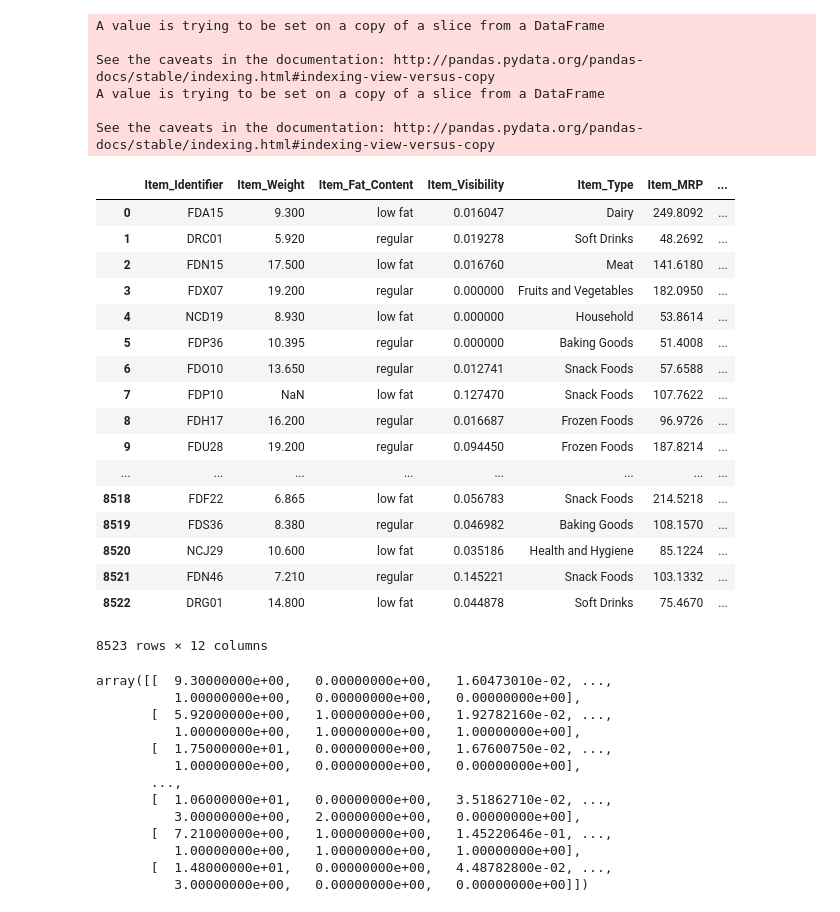
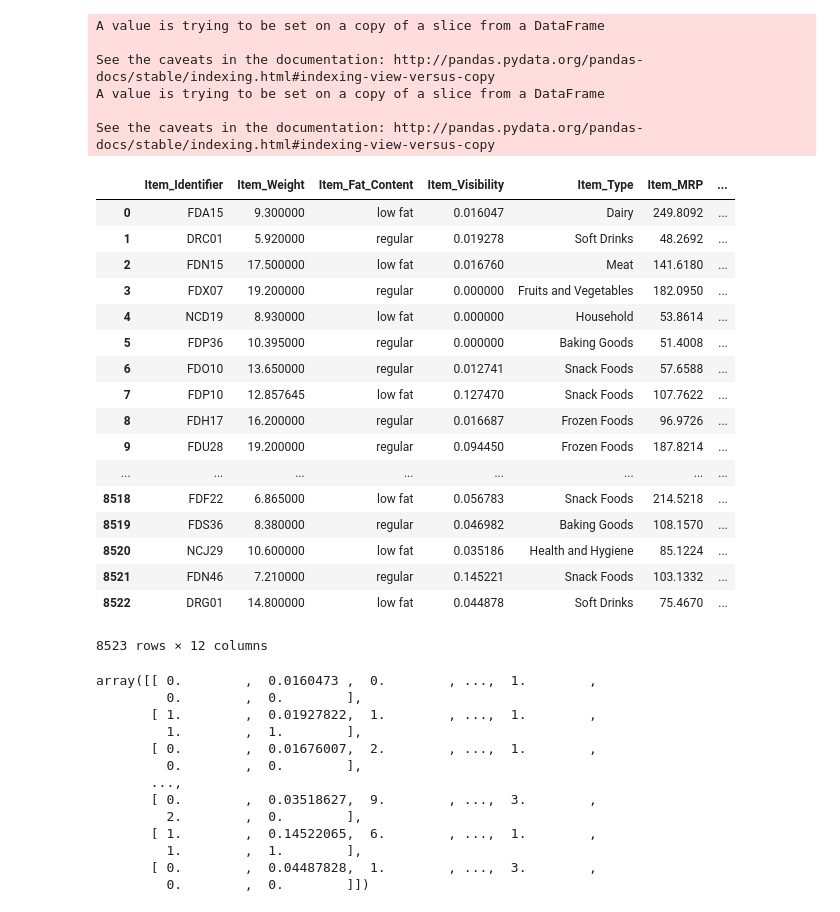
Before and after one commit to parthpatekar/big-mart, a Jupyter notebook: big-mart2.ipynb, the cells around one changed output. Drawn from its saved outputs; the diff is of its cells as text; code cells hidden in the pictures.

```diff
--- a/big-mart2.ipynb
+++ b/big-mart2.ipynb
@@ -11,47 +11,46 @@ from sklearn import linear_model
 from scipy.stats import f_oneway
 # %%
 data=pd.read_csv('train.csv')
-data=data.iloc[:,:data.shape[1]]
 #data.iloc[:,1][np.isfinite(data.iloc[:,1])]=boxcox(data.iloc[:,1]+52)[0]
 #data.iloc[:,1]=(data.iloc[:,1]-data.iloc[:,1].mean())/data.iloc[:,1].std()
-#data.iloc[:,1].fillna(data.iloc[:,1].mean(), inplace=True)
+data.iloc[:,1].fillna(data.iloc[:,1].mean(), inplace=True)
 #data.iloc[:,3][np.isfinite(data.iloc[:,3])]=boxcox(data.iloc[:,3]+0.0325)[0]
 #data.iloc[:,3]=(data.iloc[:,3]-data.iloc[:,3].mean())/data.iloc[:,3].std()
-#data.iloc[:,3].fillna(data.iloc[:,3].mean(), inplace=True)
+data.iloc[:,3].fillna(data.iloc[:,3].mean(), inplace=True)
 #data.iloc[:,5][np.isfinite(data.iloc[:,5])]=boxcox(data.iloc[:,5]+650)[0]
 #data.iloc[:,5]=(data.iloc[:,5]-data.iloc[:,5].mean())/data.iloc[:,5].std()
-#data.iloc[:,5].fillna(data.iloc[:,5].mean(), inplace=True)
+data.iloc[:,5].fillna(data.iloc[:,5].mean(), inplace=True)
 data.iloc[:,2][data.iloc[:,2]=='LF']='low fat'
 data.iloc[:,2][data.iloc[:,2]=='reg']='regular'
 data.iloc[:,2]=data.iloc[:,2].str.lower()
 data
 # %% [output]
 A value is trying to be set on a copy of a slice from a DataFrame
 
 See the caveats in the documentation: http://pandas.pydata.org/pandas-docs/stable/indexing.html#indexing-view-versus-copy
 A value is trying to be set on a copy of a slice from a DataFrame
 
 See the caveats in the documentation: http://pandas.pydata.org/pandas-docs/stable/indexing.html#indexing-view-versus-copy
 |  | Item_Identifier | Item_Weight | Item_Fat_Content | Item_Visibility | Item_Type | Item_MRP | ... |
-| 0 | FDA15 | 9.300 | low fat | 0.016047 | Dairy | 249.8092 | ... |
-| 1 | DRC01 | 5.920 | regular | 0.019278 | Soft Drinks | 48.2692 | ... |
-| 2 | FDN15 | 17.500 | low fat | 0.016760 | Meat | 141.6180 | ... |
-| 3 | FDX07 | 19.200 | regular | 0.000000 | Fruits and Vegetables | 182.0950 | ... |
-| 4 | NCD19 | 8.930 | low fat | 0.000000 | Household | 53.8614 | ... |
-| 5 | FDP36 | 10.395 | regular | 0.000000 | Baking Goods | 51.4008 | ... |
-| 6 | FDO10 | 13.650 | regular | 0.012741 | Snack Foods | 57.6588 | ... |
-| 7 | FDP10 | NaN | low fat | 0.127470 | Snack Foods | 107.7622 | ... |
-| 8 | FDH17 | 16.200 | regular | 0.016687 | Frozen Foods | 96.9726 | ... |
-| 9 | FDU28 | 19.200 | regular | 0.094450 | Frozen Foods | 187.8214 | ... |
+| 0 | FDA15 | 9.300000 | low fat | 0.016047 | Dairy | 249.8092 | ... |
+| 1 | DRC01 | 5.920000 | regular | 0.019278 | Soft Drinks | 48.2692 | ... |
+| 2 | FDN15 | 17.500000 | low fat | 0.016760 | Meat | 141.6180 | ... |
+| 3 | FDX07 | 19.200000 | regular | 0.000000 | Fruits and Vegetables | 182.0950 | ... |
+| 4 | NCD19 | 8.930000 | low fat | 0.000000 | Household | 53.8614 | ... |
+| 5 | FDP36 | 10.395000 | regular | 0.000000 | Baking Goods | 51.4008 | ... |
+| 6 | FDO10 | 13.650000 | regular | 0.012741 | Snack Foods | 57.6588 | ... |
+| 7 | FDP10 | 12.857645 | low fat | 0.127470 | Snack Foods | 107.7622 | ... |
+| 8 | FDH17 | 16.200000 | regular | 0.016687 | Frozen Foods | 96.9726 | ... |
+| 9 | FDU28 | 19.200000 | regular | 0.094450 | Frozen Foods | 187.8214 | ... |
 | ... | ... | ... | ... | ... | ... | ... | ... |
-| 8518 | FDF22 | 6.865 | low fat | 0.056783 | Snack Foods | 214.5218 | ... |
-| 8519 | FDS36 | 8.380 | regular | 0.046982 | Baking Goods | 108.1570 | ... |
-| 8520 | NCJ29 | 10.600 | low fat | 0.035186 | Health and Hygiene | 85.1224 | ... |
-| 8521 | FDN46 | 7.210 | regular | 0.145221 | Snack Foods | 103.1332 | ... |
-| 8522 | DRG01 | 14.800 | low fat | 0.044878 | Soft Drinks | 75.4670 | ... |
+| 8518 | FDF22 | 6.865000 | low fat | 0.056783 | Snack Foods | 214.5218 | ... |
+| 8519 | FDS36 | 8.380000 | regular | 0.046982 | Baking Goods | 108.1570 | ... |
+| 8520 | NCJ29 | 10.600000 | low fat | 0.035186 | Health and Hygiene | 85.1224 | ... |
+| 8521 | FDN46 | 7.210000 | regular | 0.145221 | Snack Foods | 103.1332 | ... |
+| 8522 | DRG01 | 14.800000 | low fat | 0.044878 | Soft Drinks | 75.4670 | ... |
 8523 rows × 12 columns
 # %%
-X=data.iloc[:,1:data.shape[1]-1]
+X=data.iloc[:,2:data.shape[1]-1]
 y=data.iloc[:,-1]
 var_mod=['Item_Fat_Content','Item_Type','Outlet_Identifier','Outlet_Establishment_Year','Outlet_Size','Outlet_Location_Type','Outlet_Type']
 le = LabelEncoder()
@@ -62,19 +61,19 @@ X=X.values
 y=y.values
 X
 # %% [output]
-array([[  9.30000000e+00,   0.00000000e+00,   1.60473010e-02, ...,
-          1.00000000e+00,   0.00000000e+00,   0.00000000e+00],
-       [  5.92000000e+00,   1.00000000e+00,   1.92782160e-02, ...,
-          1.00000000e+00,   1.00000000e+00,   1.00000000e+00],
-       [  1.75000000e+01,   0.00000000e+00,   1.67600750e-02, ...,
-          1.00000000e+00,   0.00000000e+00,   0.00000000e+00],
+array([[ 0.        ,  0.0160473 ,  0.        , ...,  1.        ,
+         0.        ,  0.        ],
+       [ 1.        ,  0.01927822,  1.        , ...,  1.        ,
+         1.        ,  1.        ],
+       [ 0.        ,  0.01676007,  2.        , ...,  1.        ,
+         0.        ,  0.        ],
        ...,
-       [  1.06000000e+01,   0.00000000e+00,   3.51862710e-02, ...,
-          3.00000000e+00,   2.00000000e+00,   0.00000000e+00],
-       [  7.21000000e+00,   1.00000000e+00,   1.45220646e-01, ...,
-          1.00000000e+00,   1.00000000e+00,   1.00000000e+00],
-       [  1.48000000e+01,   0.00000000e+00,   4.48782800e-02, ...,
-          3.00000000e+00,   0.00000000e+00,   0.00000000e+00]])
+       [ 0.        ,  0.03518627,  9.        , ...,  3.        ,
+         2.        ,  0.        ],
+       [ 1.        ,  0.14522065,  6.        , ...,  1.        ,
+         1.        ,  1.        ],
+       [ 0.        ,  0.04487828,  1.        , ...,  3.        ,
+         0.        ,  0.        ]])
 # %%
 lr = linear_model.LinearRegression()
 lr.fit(X,y)
```
Also changed, not shown: parts of 3 cells of this notebook.
